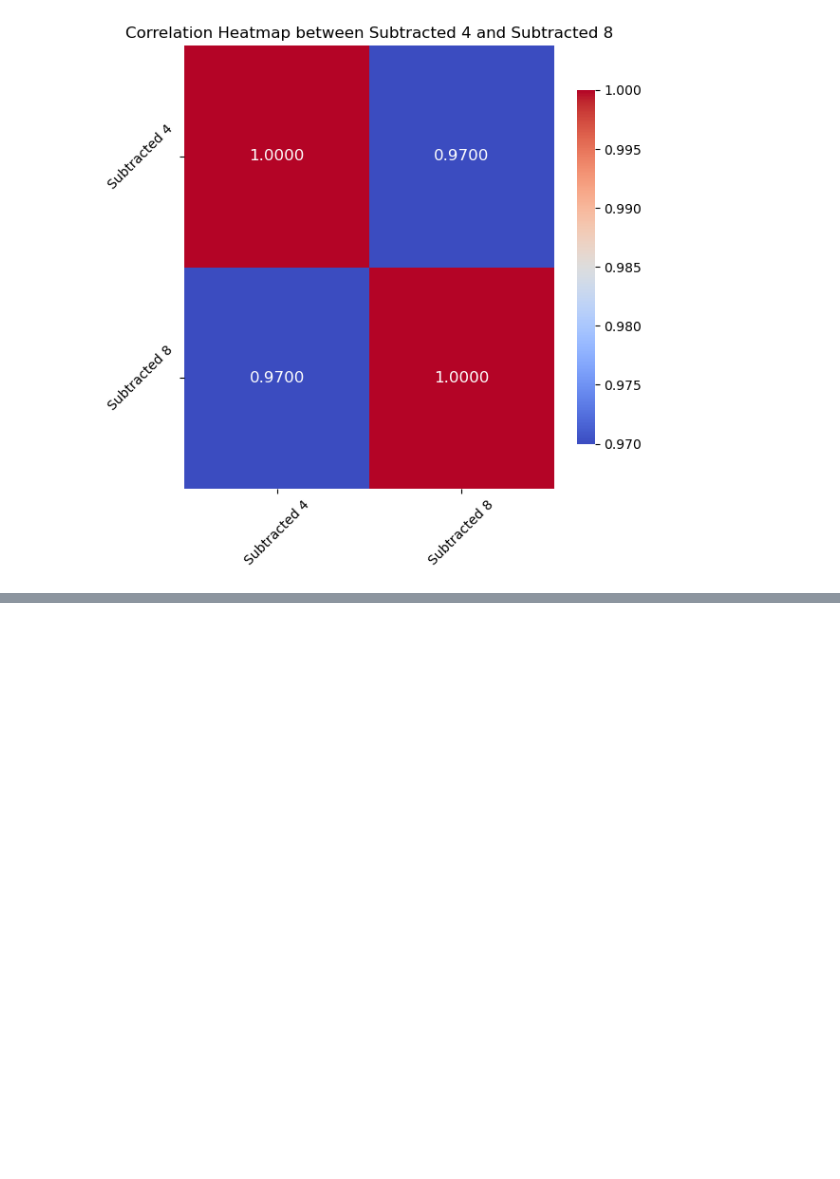
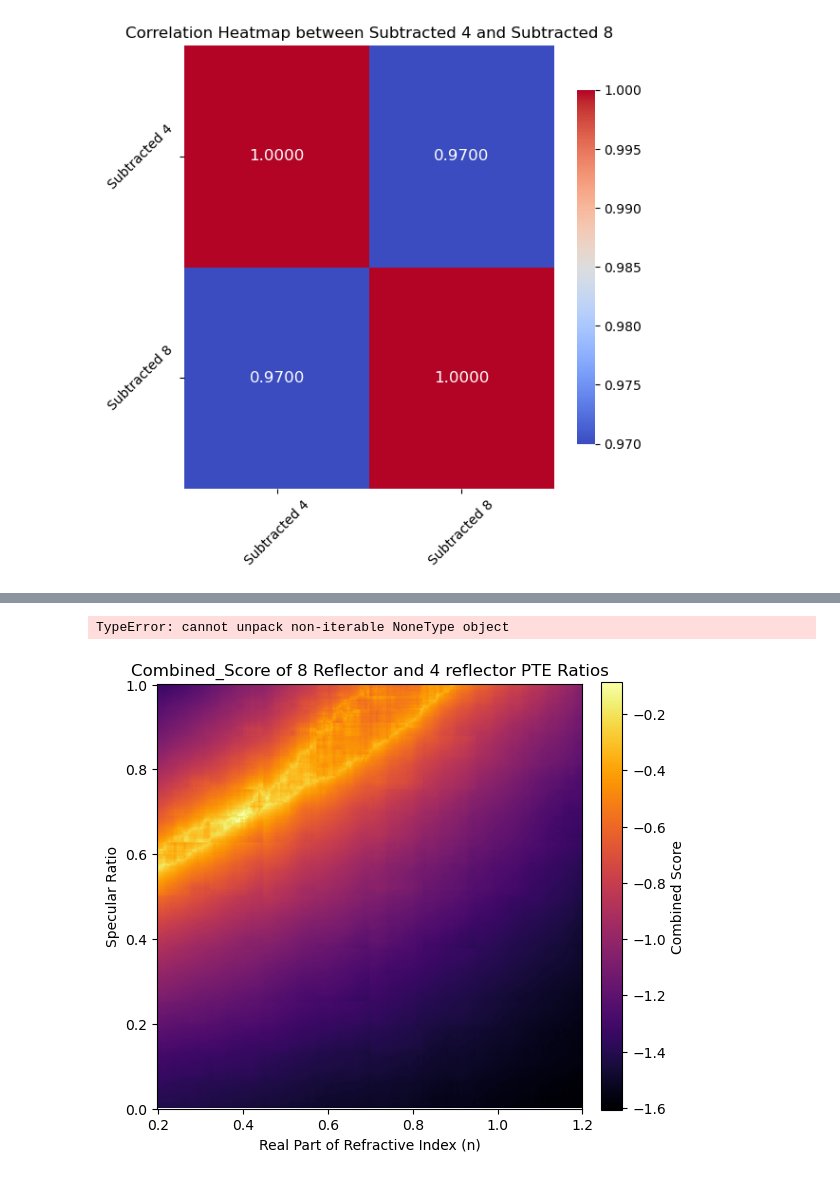
Before and after one commit to Pocar-Lab/Chroma-Scripts, a Jupyter notebook: analysis/SubtractingRunsPart2/plots.ipynb, the cells around one changed output, grey strips where cells are left out. Cells and saved outputs as stored; diff of their text form; code cells hidden in the pictures; blank space fills up the shorter version.

```diff
--- a/analysis/SubtractingRunsPart2/plots.ipynb
+++ b/analysis/SubtractingRunsPart2/plots.ipynb
@@ -127,0 +128,7 @@ create_side_by_side_plots(scored_4, scored_8, 'inferno', 'Score', '4 Short Refle
+# %%
+overlaid_score_sub = scored_8_subtracted + scored_4_subtracted
+fig, ax = plot_heatmap(overlaid_score_sub, 'inferno', 'Combined Score', 'Combined_Score of 8 Reflector and 4 reflector PTE Ratios', ax = None, vmin = None, vmax = None)
+plt.show()
+# %% [output]
+TypeError: cannot unpack non-iterable NoneType object
+[figure, added]
```
Also changed, not shown: parts of 4 cells of this notebook, 1 other file.
